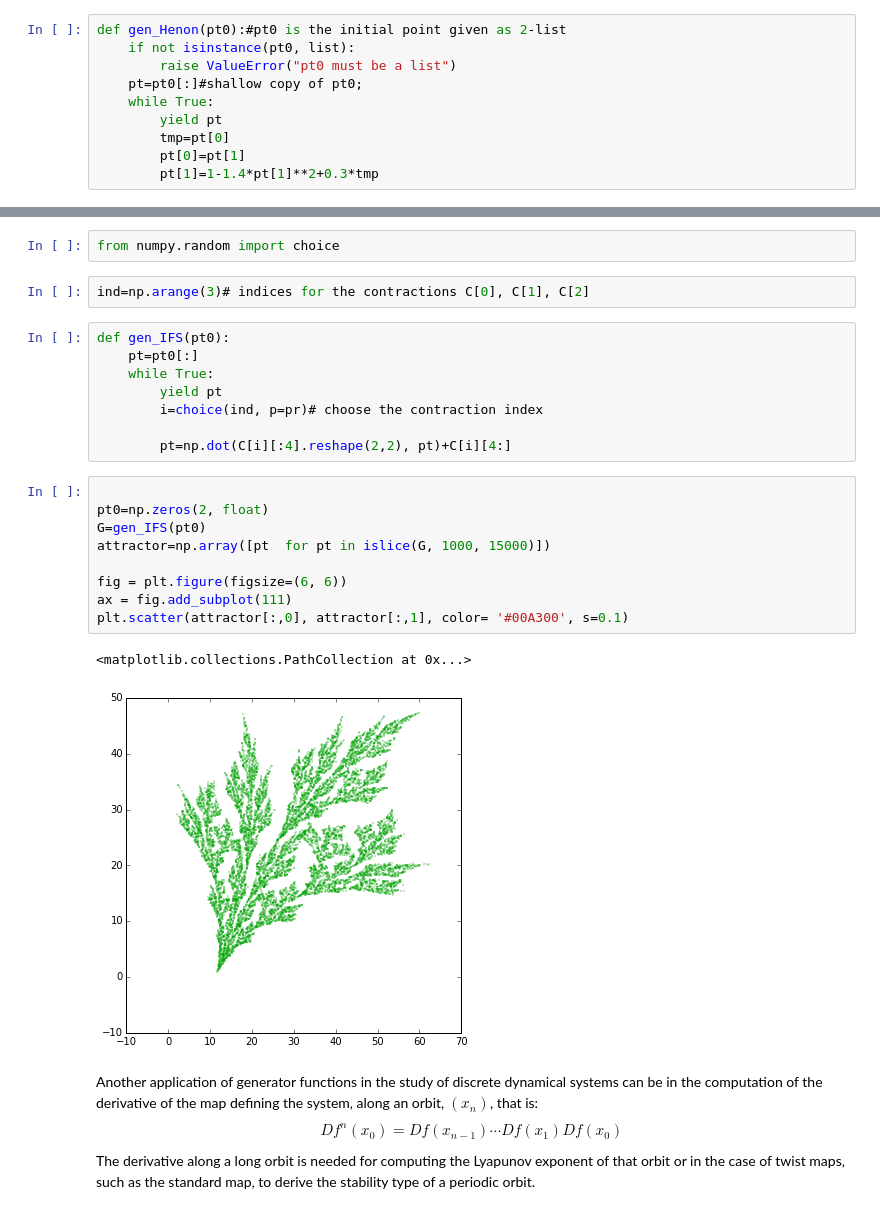
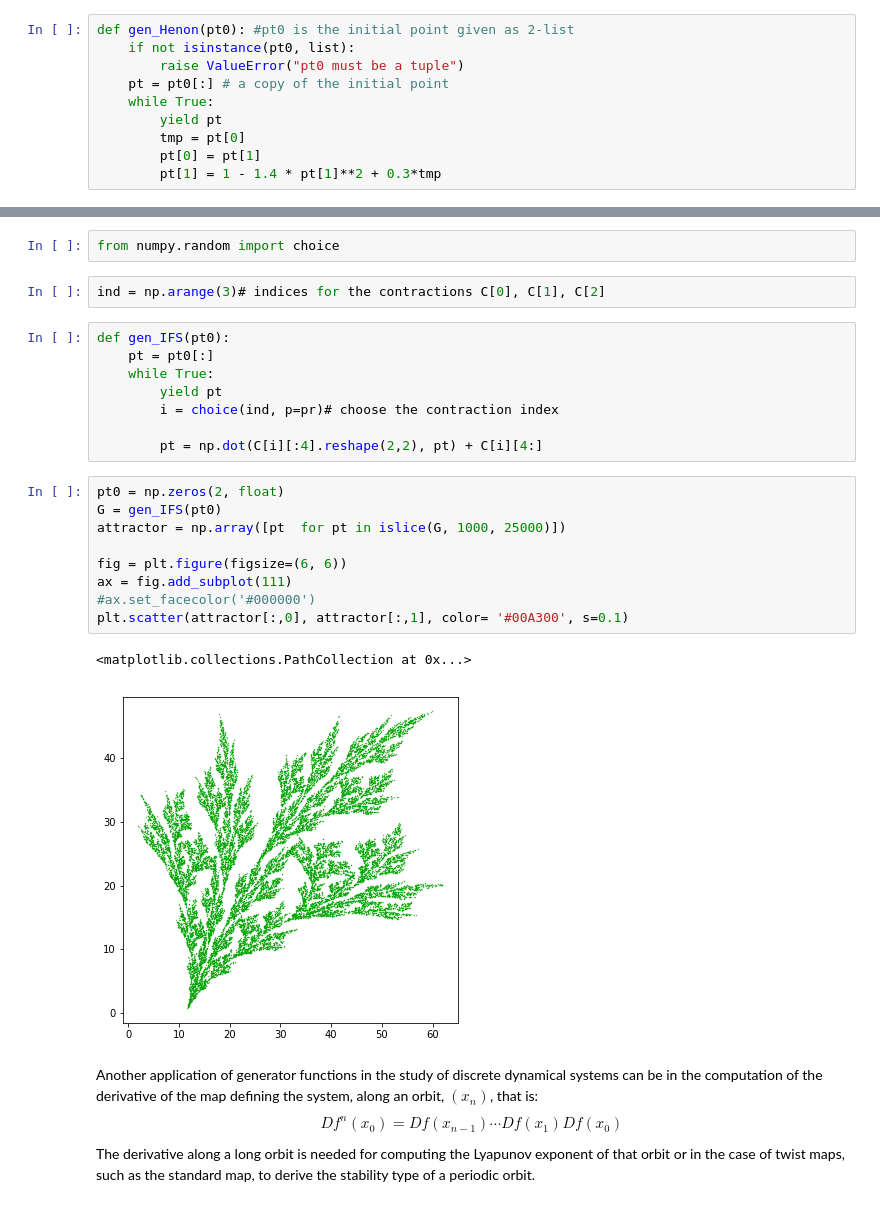
Before and after one commit to empet/pytwist, a Jupyter notebook: Generators-and-Dynamical-Systs.ipynb, the cells around one changed output, grey strips where cells are left out. Cells and saved outputs as stored; diff of their text form.

```diff
--- a/Generators-and-Dynamical-Systs.ipynb
+++ b/Generators-and-Dynamical-Systs.ipynb
@@ -345,13 +355,13 @@ To illustrate how we were lead to that trick  we define a generator of an orbit
 
 $$(x,y)\mapsto(y, 1-1.4 y^2+0.3x)$$
 # %%
-def gen_Henon(pt0):#pt0 is the initial point given as 2-list
+def gen_Henon(pt0): #pt0 is the initial point given as 2-list
     if not isinstance(pt0, list):
-        raise ValueError("pt0 must be a list")
-    pt=pt0[:]#shallow copy of pt0;
+        raise ValueError("pt0 must be a tuple")
+    pt = pt0[:] # a copy of the initial point
     while True:
         yield pt
-        tmp=pt[0]
-        pt[0]=pt[1]
-        pt[1]=1-1.4*pt[1]**2+0.3*tmp
+        tmp = pt[0]
+        pt[0] = pt[1]
+        pt[1] = 1 - 1.4 * pt[1]**2 + 0.3*tmp
 # %%
@@ -622,27 +629,27 @@ where each contraction $C_{i_k}$ is chosen according to the discrete probability
 # %%
 from numpy.random import choice
 # %%
-ind=np.arange(3)# indices for the contractions C[0], C[1], C[2]
+ind = np.arange(3)# indices for the contractions C[0], C[1], C[2]
 # %%
 def gen_IFS(pt0):
-    pt=pt0[:]
+    pt = pt0[:]
     while True:
         yield pt
-        i=choice(ind, p=pr)# choose the contraction index
+        i = choice(ind, p=pr)# choose the contraction index
 
-        pt=np.dot(C[i][:4].reshape(2,2), pt)+C[i][4:]
+        pt = np.dot(C[i][:4].reshape(2,2), pt) + C[i][4:]
 # %%
-
-pt0=np.zeros(2, float)
-G=gen_IFS(pt0)
-attractor=np.array([pt  for pt in islice(G, 1000, 15000)])
+pt0 = np.zeros(2, float)
+G = gen_IFS(pt0)
+attractor = np.array([pt  for pt in islice(G, 1000, 25000)])
 
 fig = plt.figure(figsize=(6, 6))
 ax = fig.add_subplot(111)
+#ax.set_facecolor('#000000')
 plt.scatter(attractor[:,0], attractor[:,1], color= '#00A300', s=0.1)
 # %% [output]
 <matplotlib.collections.PathCollection at 0x...>
-[figure, old version]
+[figure, new version]
 # %% [markdown]
 Another application of generator functions in the study of discrete dynamical systems can be in the
 computation of the derivative of the map defining the system, along an orbit, $(x_n)$, that is:
```
Also changed, not shown: parts of 78 cells of this notebook.
